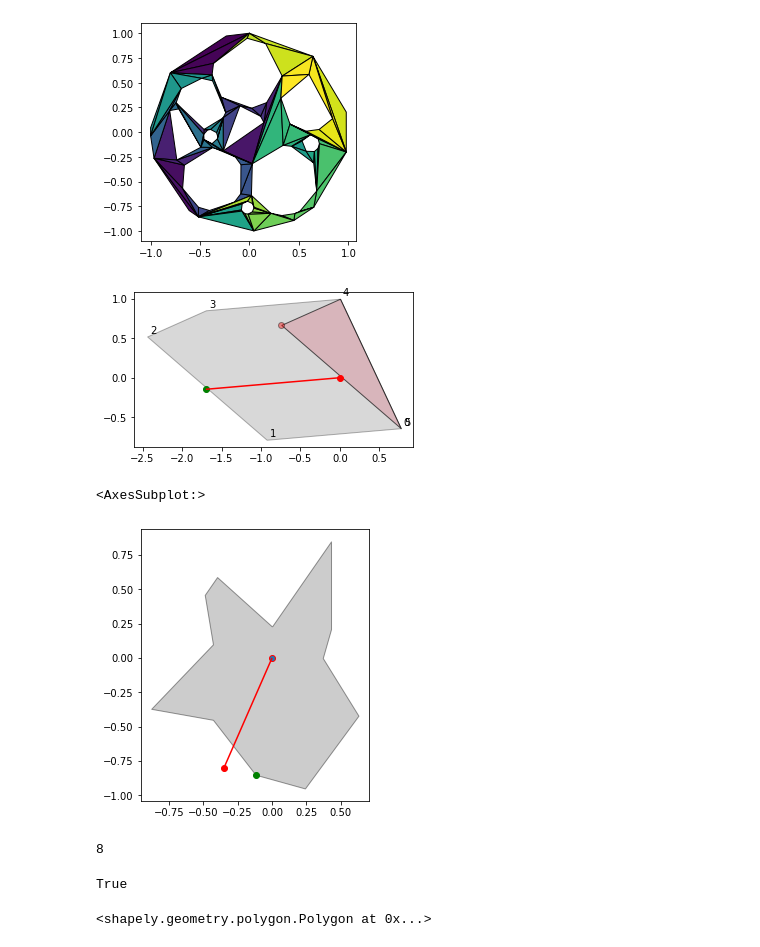
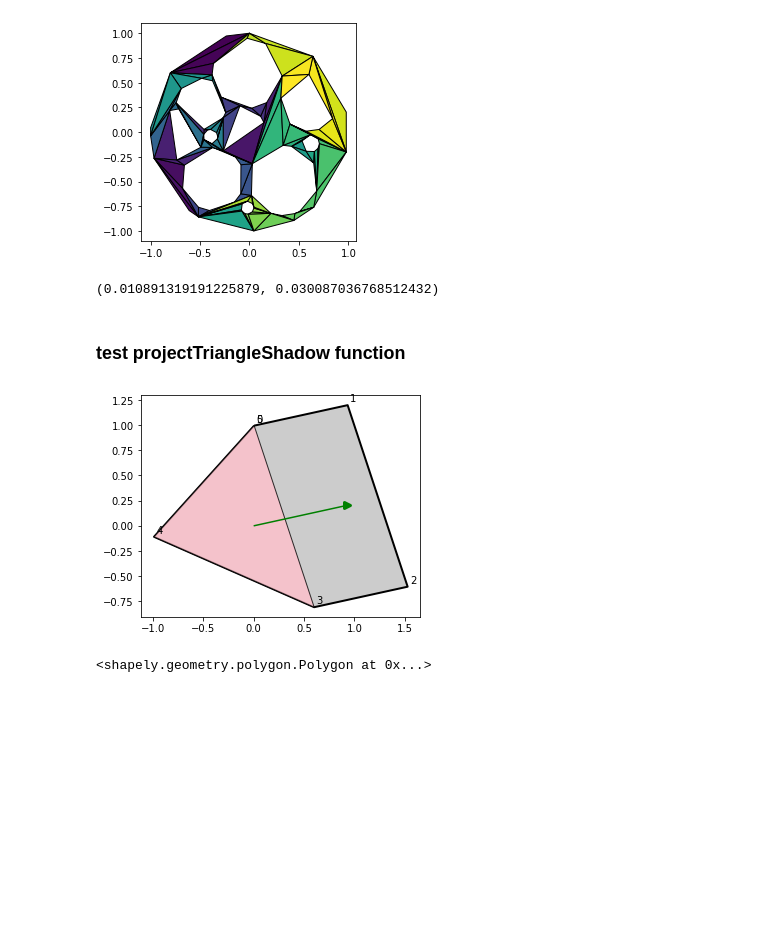
Before and after one commit to maximylius/shadow_projection_2D, a Jupyter notebook: shadows.ipynb, the cells around one changed output. Saved outputs shown, nothing was run; the diff lists cells and outputs as text; code cells hidden in the pictures; blank space fills up the shorter version.

Commit message:
corrected triangle shadow projection

```diff
--- a/shadows.ipynb
+++ b/shadows.ipynb
@@ -186,9 +186,6 @@ def projectTriangleShadow (coords:shapely.coords.CoordinateSequence or list, vec
     maxI = offsetOrthogonal.index(max(offsetOrthogonal))
     midI = 3 - maxI - minI
 
-    # check if mid coordinate is most towards vector direction
-    offsetTowardsVector = [(coords[i][0])*(vector[0])+(coords[i][1])*(vector[1]) for i in range(3)]
-
     # add those coordinates that are left and right most of original and shifted triangle
     shadowCoords = [\
         (coords[minI][0],coords[minI][1]),\
@@ -197,8 +194,16 @@ def projectTriangleShadow (coords:shapely.coords.CoordinateSequence or list, vec
         (coords[maxI][0],coords[maxI][1]),\
         ]
 
-    # include mid coord from orig triangle if no point is less into vector direction
-    if offsetTowardsVector[midI] == min(offsetTowardsVector):
+    # check if midI coord lies on the side of half space spanned between minI and maxI coords into which the vector points
+    midISide = (coords[midI][0]-coords[minI][0])*(coords[maxI][1]-coords[minI][1]) - \
+        (coords[midI][1]-coords[minI][1])*(coords[maxI][0]-coords[minI][0])\
+        >0
+    vectorSide = \
+        (vector[0])*(coords[maxI][1]-coords[minI][1]) - \
+        (vector[1])*(coords[maxI][0]-coords[minI][0])\
+        >0
+
+    if not midISide == vectorSide:
         shadowCoords.append((coords[midI][0], coords[midI][1]))
     else:
         shadowCoords.insert(2, (coords[midI][0]+vector[0], coords[midI][1]+vector[1]))
@@ -1205,48 +1210,26 @@ for item in sublist]).plot(cmap="viridis",edgecolor="black")
 # %%
 polyY=createPolygon(3, regular=False)
 vector = ((np.random.random()-1)*2,(np.random.random()-1)*2)
+# %%
+vector
+# %% [output]
+(0.010891319191225879, 0.030087036768512432)
+# %% [markdown]
+### test projectTriangleShadow function
 # %%
-polyY=createPolygon(3, regular=False)
-vector = ((np.random.random()-1)*2,(np.random.random()-1)*2)
-# polyY=createPolygon(3, regular=False)
-shadow = projectTriangleShadow(polyY.exterior.coords, vector)
+triangle=createPolygon(3, regular=False)
+vector = ((np.random.random()*2-1),(np.random.random()*2-1))
+shadow = projectTriangleShadow(triangle.exterior.coords, vector)
 fig, axs = plt.subplots(nrows = 1, ncols = 1, figsize = (5,5))
-gpd.GeoSeries([polyY]).plot(ax=axs, alpha=0.8,color="pink",edgecolor="black")
-gpd.GeoSeries([shadow]).plot(ax=axs, alpha=0.3, color="grey", edgecolor="black")
-gpd.GeoSeries([Point(polyY.exterior.coords[mostTowardsVector(polyY.exterior.coords,vector)])]).plot(ax=axs, alpha=0.4, color="red", edgecolor="black")
-gpd.GeoSeries([LineString([(0,0),vector])]).plot(ax=axs, edgecolor="red")
-gpd.GeoSeries([Point((0,0))]).plot(ax=axs, color="red")
-gpd.GeoSeries([Point(vector)]).plot(ax=axs, color="green")
+gpd.GeoSeries([shadow]).plot(ax=axs, color="#cccccc", linewidth=2, edgecolor="black")
+gpd.GeoSeries([triangle]).plot(ax=axs, alpha=0.8,color="pink",edgecolor="black")
+gpd.GeoSeries([LineString([(0,0),vector])]).plot(ax=axs, edgecolor="green")
+arrow =  (">" if vector[0]>0 else "<") if abs(vector[0])>abs(vector[1]) else ("^" if vector[1]>0 else "v")
+gpd.GeoSeries([Point(vector)]).plot(ax=axs, color="green", linewidth=3, marker = arrow)
 for x, y, label in zip([shadow.exterior.coords[x][0] for x in range(len(shadow.exterior.coords))], [shadow.exterior.coords[x][1] for x in range(len(shadow.exterior.coords))], [str(x) for x in range(len(shadow.exterior.coords))]):
     axs.annotate(label, xy=(x, y), xytext=(3, 3), textcoords="offset points")
-# for x, y, label in zip([interiorsCoords[i][x][0] for x in range(len(interiorsCoords[i]))], [interiorsCoords[i][x][1] for x in range(len(interiorsCoords[i]))], [str(x) for x in range(len(interiorsCoords[i]))]):
-#     axs.annotate(label, xy=(x, y), xytext=(3, 3), textcoords="offset points")
 # %% [output]
-[figure, old version]
+[figure, new version]
-# %%
-
-vector = (-.35,-0.8)
-coords = [((x[0]*1000//10)/100, (x[1]*1000//10)/100) for x in b.exterior.coords]
-# print(coords)
-ind = mostTowardsVector(coords,vector)
-fig, axs = plt.subplots(nrows = 1, ncols = 1, figsize = (5,5))
-gpd.GeoSeries([Polygon(coords)]).plot(ax=axs, alpha=0.4, color="grey", edgecolor="black")
-gpd.GeoSeries([LineString([(0,0),vector])]).plot(ax=axs, edgecolor="red")
-gpd.GeoSeries([Point((0,0))]).plot(ax=axs, edgecolor="red")
-gpd.GeoSeries([Point(vector)]).plot(ax=axs, color="red")
-gpd.GeoSeries([Point(coords[ind])]).plot(ax=axs, color="green")
-# %% [output]
-<AxesSubplot:>
-[figure, removed]
-# %%
-len(list(set(b.exterior.coords)))
-# %% [output]
-8
-# %%
-coords = [(0.0, 0.4884628828956418), (0.2111710084882388, 0.2904523353449734), (0.7187274665241035, 0.47166281246084607), (0.21605023498431686, -0.12025424500616477)]
-Polygon(coords).contains(LineString([coords[1],coords[3]]))
-# %% [output]
-True
 # %%
 a = triangularize(b, plot=True)
 b
```
